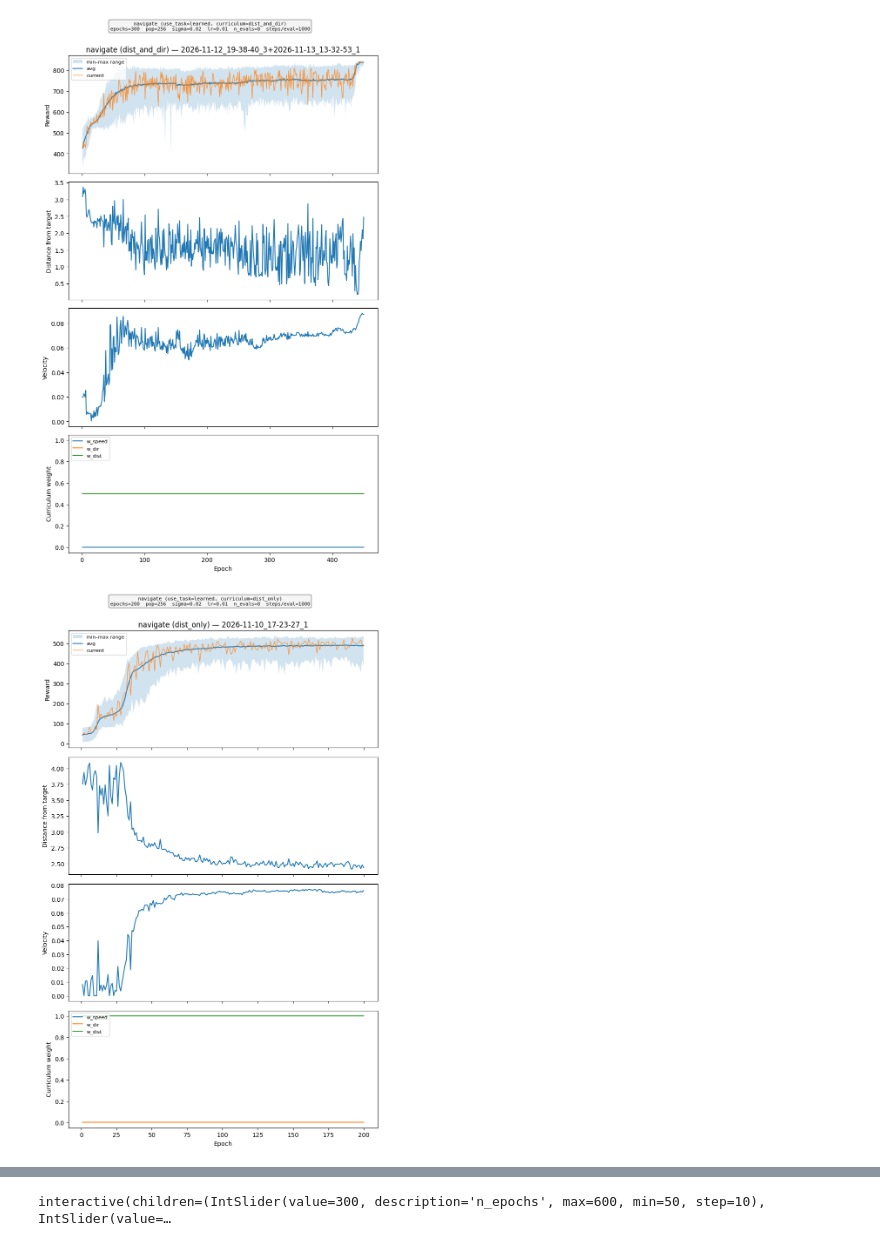
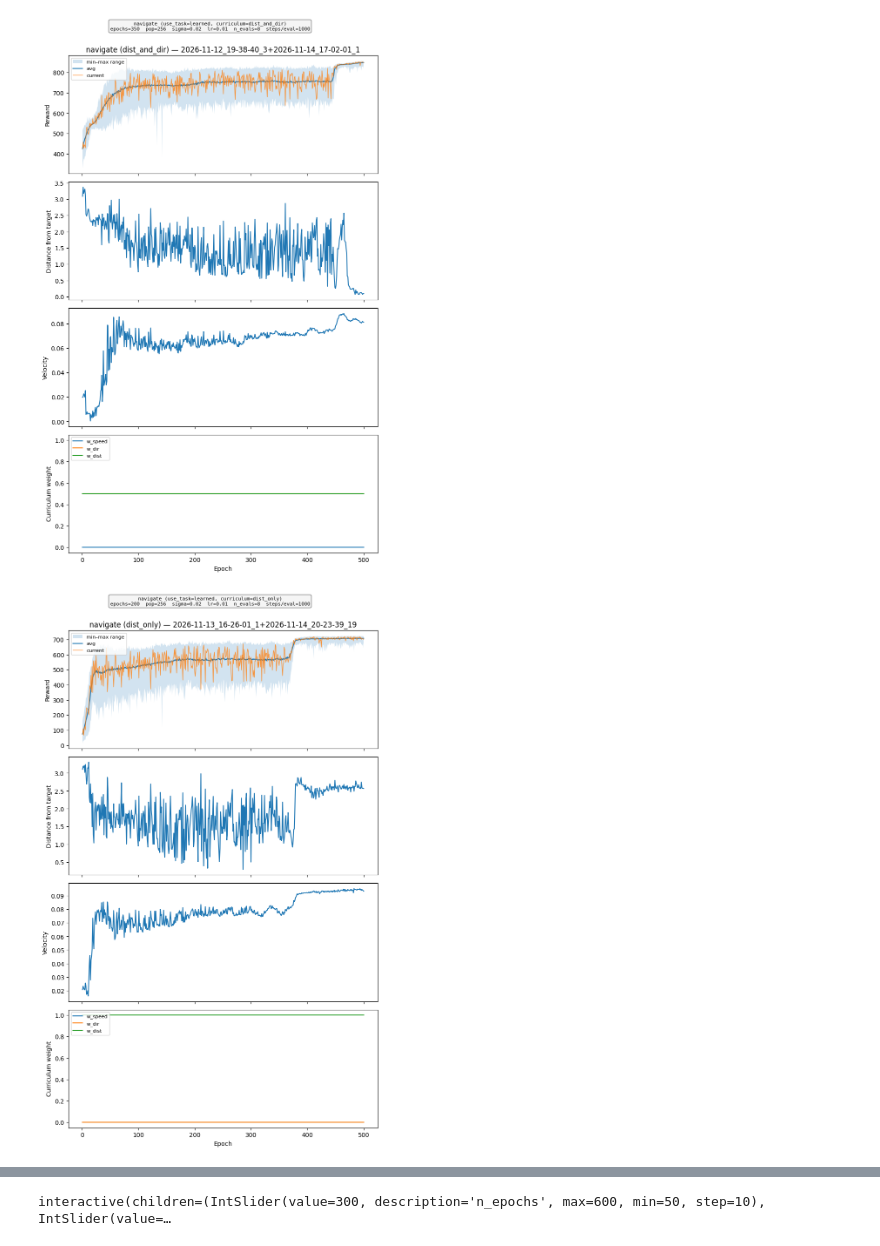
Before and after one commit to rsatapat/ncap-swimmer, a Jupyter notebook: track_model.ipynb, the cells around one changed output, grey strips where cells are left out. Saved outputs shown, nothing was run; the diff lists cells and outputs as text; code cells hidden in the pictures.

```diff
--- a/track_model.ipynb
+++ b/track_model.ipynb
@@ -24,11 +24,12 @@ dir = r"D:\ncap-swimmer\FromGPUSERVER"
 # Each inner list is one warm-started chain (original run + its continuation(s)),
 # combined into a single continuous plot. Add more inner lists as needed.
 combined_run_groups = [
-    ["2026-11-12_21-07-00_15", "2026-11-13_12-30-34_6"],
-    ["2026-11-12_19-38-40_3", "2026-11-13_13-32-53_1"]
+    ["2026-11-12_21-07-00_15", "2026-11-14_16-00-39_14"],
+    ["2026-11-12_19-38-40_3", "2026-11-14_17-02-01_1"],
+    ["2026-11-13_16-26-01_1","2026-11-14_20-23-39_19"]
 ]
 solo_runs = ["2026-11-10_17-23-27_1", "2026-11-11_00-06-12_12",\
-    "2026-11-11_11-09-23_4", "2026-11-12_11-01-20_3", "2026-11-12_18-09-40_28", "2026-11-13_16-26-01_1"]
+    "2026-11-11_11-09-23_4", "2026-11-12_11-01-20_3", "2026-11-12_18-09-40_28"]
 
 for combined_runs in combined_run_groups:
     combined_csvs = [os.path.join(dir, name, "progress.csv") for name in combined_runs]
@@ -63,2 +64,2 @@ Plotting training progress for D:\ncap-swimmer\FromGPUSERVER\2026-11-13_16-26-01
-[figure, old version]
+[figure, new version]
-[figure, old version]
+[figure, new version]
```
Also changed, not shown: parts of 1 cell of this notebook, 1 other file.
